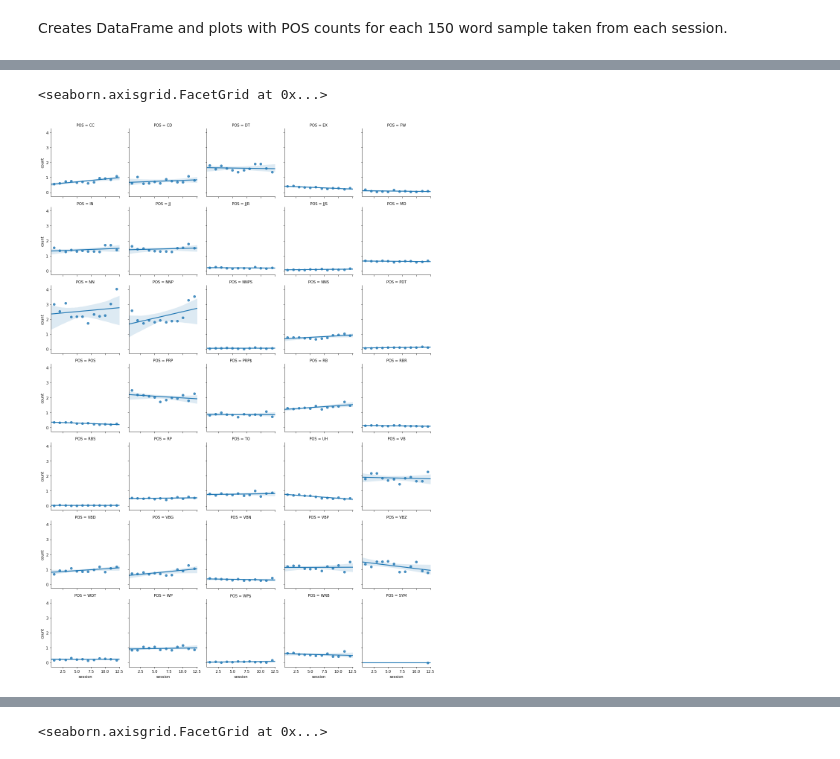
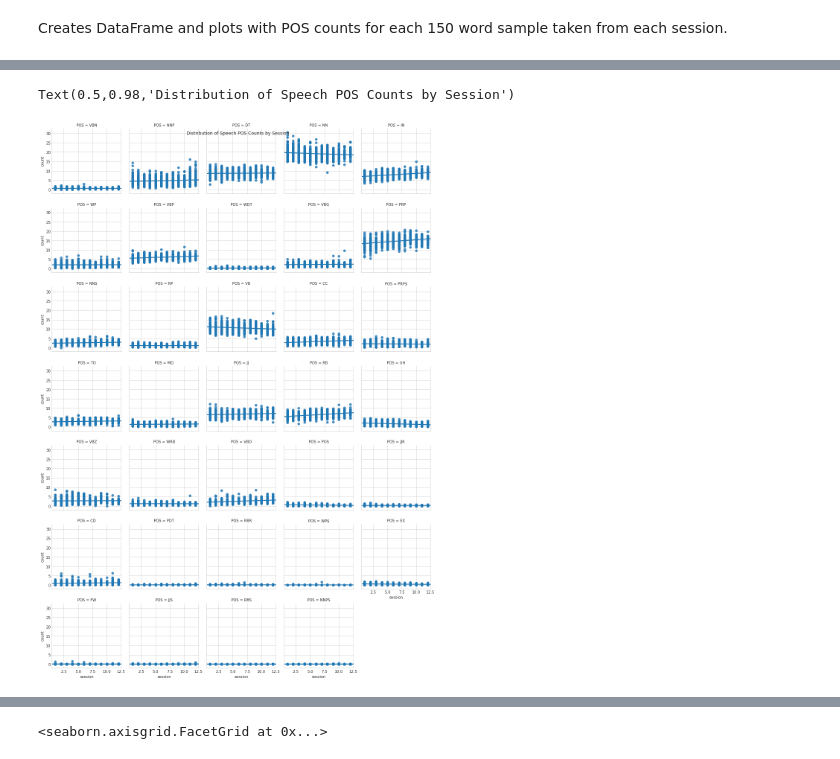
Before and after one commit to jgdenby/content-analysis-2018, a Jupyter notebook: ChildBookProject/FinalProj.ipynb, the cells around one changed output, grey strips where cells are left out. Drawn from its saved outputs; the diff is of its cells as text; code cells hidden in the pictures.

```diff
--- a/ChildBookProject/FinalProj.ipynb
+++ b/ChildBookProject/FinalProj.ipynb
@@ -322,2 +337,0 @@ p_chats['avg_sent_complex'] = p_chats['sent_complexities'].apply(lambda x: np.me
-# %%
-p_chats['sd_sent_complex'] = p_chats['sent_complexities'].apply(lambda x: np.std(x))
@@ -392,6 +404,7 @@ g = g.set_ylabel('Complexity Score')
 # %%
-ldpdf['avg150wordPOScount'] = ldpdf['tokens'].apply(lambda x:avgwordsample(x, n, 50))
+#SLOW - creates a dictionary for each conversation of the POS count for the average n word sample
+p_chats['avg150wordPOScount'] = p_chats['tokens'].apply(lambda x:avgwordsample(x, n, 50))
 # %%
-sessionPOSdicts = ldpdf.groupby('session').avg150wordPOScount.apply(list)
+sessionPOSdicts = p_chats.groupby('session').avg150wordPOScount.apply(list)
 # %%
 sessionPOSdicts = sessionPOSdicts.to_frame()
@@ -419,6 +433,7 @@ for i, r in sessionPOSdicts.iterrows():
 sessioncountsdf.reset_index(inplace = True)
 sessioncountsdf = sessioncountsdf.rename(columns = {'index':'POS', 0:'count'})
 sessioncountsdf['book'] = False
+sessioncountsdf = sessioncountsdf[sessioncountsdf['POS'] != 'SYM']
 # %%
 sessioncountsdf.head()
 # %% [output]
@@ -437,6 +446,7 @@ sessionPOSsterrsdf.reset_index(inplace=True)
 # %%
-g = sns.FacetGrid(sessionPOSsterrsdf, col = 'POS', col_wrap = 5)
-g.map(sns.regplot, 'session', 'count')
+g = sns.FacetGrid(sessioncountsdf, col = 'POS', col_wrap=5)
+g.map(sns.regplot, "session", "count")
+g.fig.suptitle('Distribution of Speech POS Counts by Session');
 # %% [output]
-<seaborn.axisgrid.FacetGrid at 0x...>
+Text(0.5,0.98,'Distribution of Speech POS Counts by Session')
-[figure, old version]
+[figure, new version]
```
Also changed, not shown: parts of 25 cells of this notebook.
